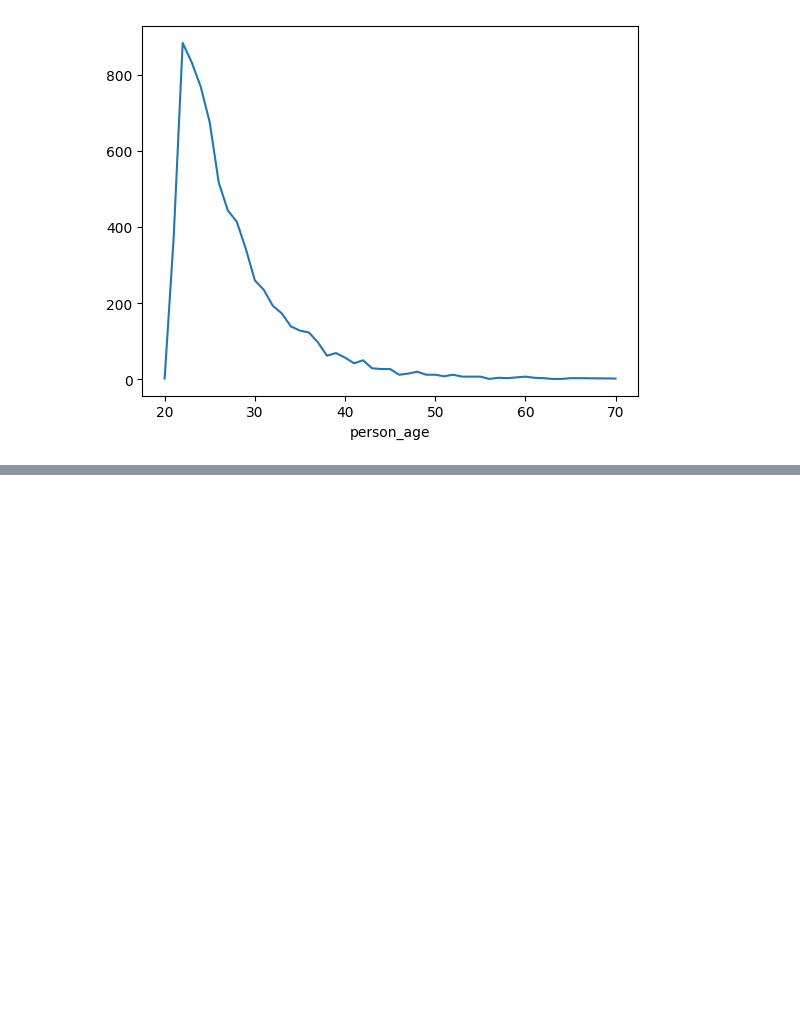
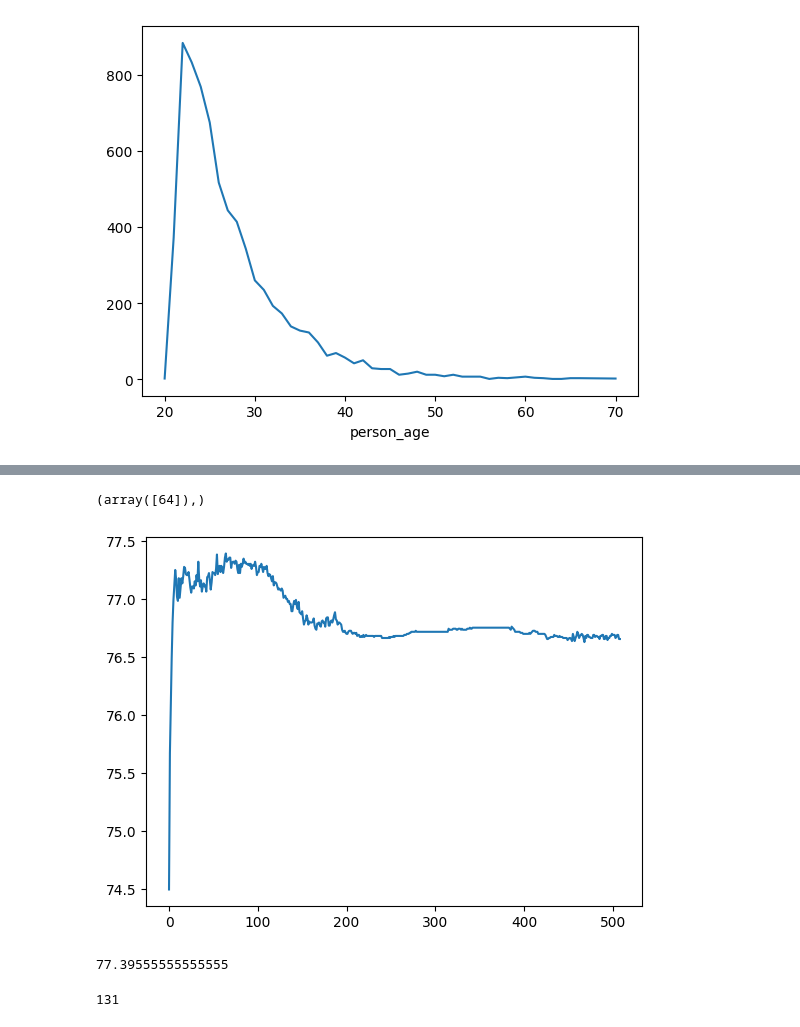
Before and after one commit to stanleyxu1/classification-loan, a Jupyter notebook: Loan Classification.ipynb, the cells around one changed output, grey strips where cells are left out. Drawn from its saved outputs; the diff is of its cells as text; code cells hidden in the pictures; blank space fills up the shorter version.

Commit message:
implemented knn accuracy testing, best k value for accuracy

```diff
--- a/Loan Classification.ipynb
+++ b/Loan Classification.ipynb
@@ -62,12 +62,12 @@ ageCount.plot()
 <Axes: xlabel='person_age'>
 [figure]
 # %%
-neigh = KNeighborsClassifier(n_neighbors = 3)
-x = train[['person_age', 'person_income', 'cb_person_cred_hist_length', 'credit_score', 'loan_int_rate']]
+neigh = KNeighborsClassifier(n_neighbors = 511)
+x = train[['person_age', 'person_income', 'cb_person_cred_hist_length', 'credit_score', 'loan_int_rate', 'loan_percent_income']]
 y = train['loan_status']
 neigh.fit(x, y)
 
-train_pred = neigh.predict(train[['person_age', 'person_income', 'cb_person_cred_hist_length', 'credit_score', 'loan_int_rate']])
+train_pred = neigh.predict(train[['person_age', 'person_income', 'cb_person_cred_hist_length', 'credit_score', 'loan_int_rate', 'loan_percent_income']])
 
 train['knnClass'] = train_pred
 train
@@ -84,5 +84,5 @@ np.float64(86.39407407407408)
 # %%
-test_pred = neigh.predict(test[['person_age', 'person_income', 'cb_person_cred_hist_length', 'credit_score', 'loan_int_rate']])
+test_pred = neigh.predict(test[['person_age', 'person_income', 'cb_person_cred_hist_length', 'credit_score', 'loan_int_rate', 'loan_percent_income']])
 test['knnClass'] = test_pred
 
 
@@ -97,0 +98,20 @@ np.float64(74.50666666666666)
+# %%
+
+def accuracyTest(k):
+    neigh = KNeighborsClassifier(n_neighbors = k)
+    x = train[['person_age', 'person_income', 'cb_person_cred_hist_length', 'credit_score', 'loan_int_rate', 'loan_percent_income']]
+    y = train['loan_status']
+    neigh.fit(x, y)
+
+
+    test_pred = neigh.predict(test[['person_age', 'person_income', 'cb_person_cred_hist_length', 'credit_score', 'loan_int_rate', 'loan_percent_income']])
+    test['knnClass'] = test_pred
+
+
+    test_accuracy = np.sum(np.count_nonzero(test['knnClass'] == test['loan_status'])) / len(test) * 100
+    return test_accuracy
+
+accurayK = np.array([])
+
+for i in np.arange(3, 1021, 2):
+    accurayK = np.append(accurayK, accuracyTest(i))
@@ -97,0 +136,19 @@ np.float64(74.50666666666666)
+# %%
+plt.plot(accurayK)
+
+#fining the most optimal K value to maximize accuracy
+maximumAcc = max(accurayK)
+maxindex = 0
+
+maxIndex = np.where(accurayK == maximumAcc)
+maxIndex
+# %% [output]
+(array([64]),)
+[figure, added]
+# %%
+print(accurayK[64])
+
+2*64+3
+# %% [output]
+77.39555555555555
+131
```
Also changed, not shown: parts of 4 cells of this notebook.
